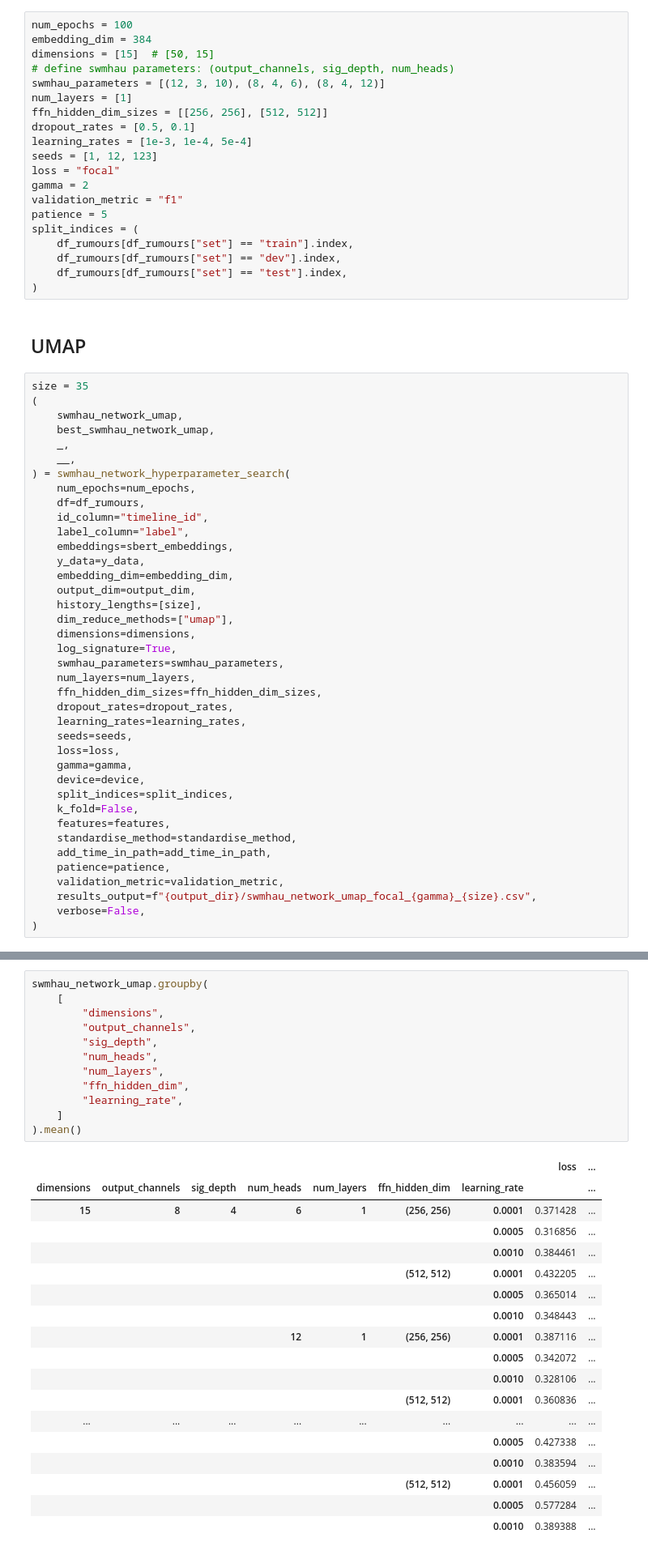
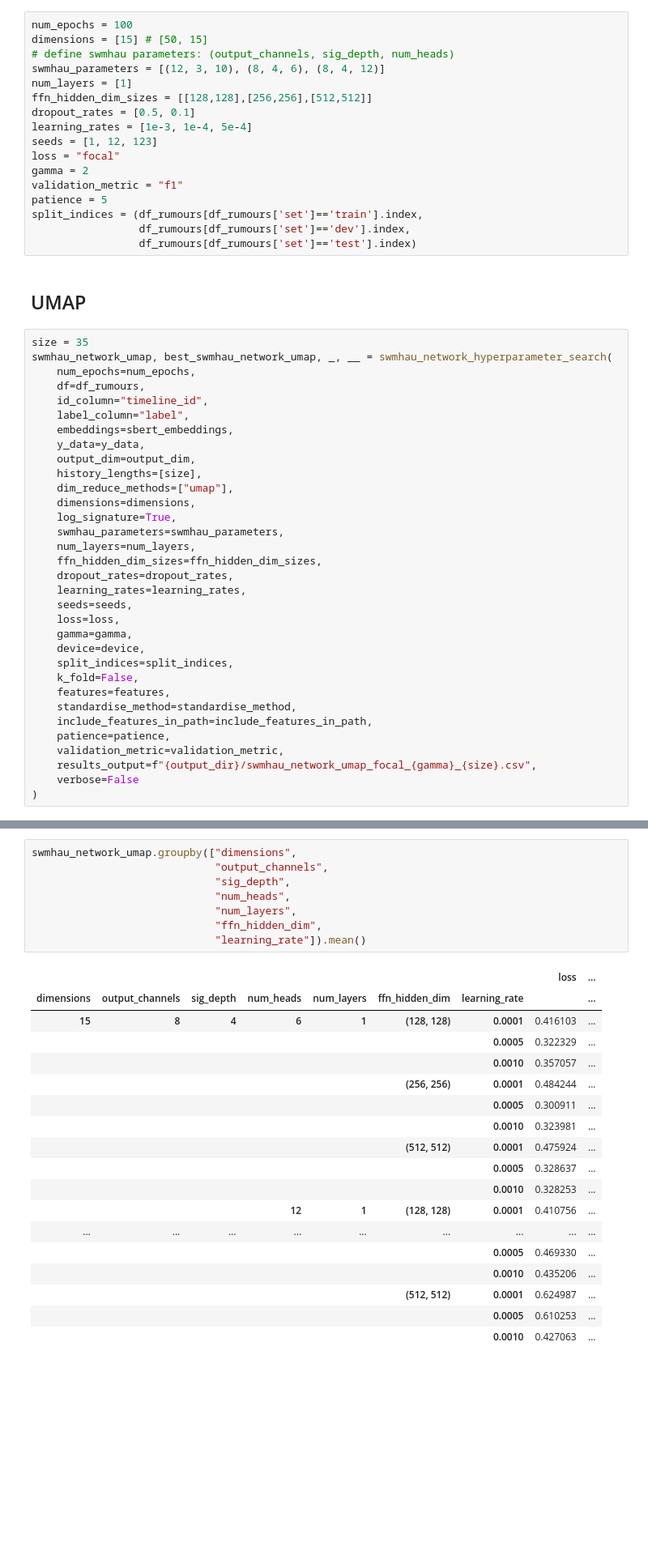
Before and after one commit to ttseriotou/sig-networks, a Jupyter notebook: notebooks/Rumours/rumours-swmhau-masked.ipynb, the cells around one changed output, grey strips where cells are left out. Shown: that part at 81% size. Cells and saved outputs as stored; diff of their text form; blank space fills up the shorter version.

Commit message:
test notebook runs

```diff
--- a/notebooks/Rumours/rumours-swmhau-masked.ipynb
+++ b/notebooks/Rumours/rumours-swmhau-masked.ipynb
@@ -43,11 +42,10 @@ add_time_in_path = True
 # %%
 num_epochs = 100
-embedding_dim = 384
-dimensions = [15]  # [50, 15]
+dimensions = [15] # [50, 15]
 # define swmhau parameters: (output_channels, sig_depth, num_heads)
 swmhau_parameters = [(12, 3, 10), (8, 4, 6), (8, 4, 12)]
 num_layers = [1]
-ffn_hidden_dim_sizes = [[256, 256], [512, 512]]
+ffn_hidden_dim_sizes = [[128,128],[256,256],[512,512]]
 dropout_rates = [0.5, 0.1]
 learning_rates = [1e-3, 1e-4, 5e-4]
 seeds = [1, 12, 123]
@@ -55,28 +53,20 @@ loss = "focal"
 gamma = 2
 validation_metric = "f1"
 patience = 5
-split_indices = (
-    df_rumours[df_rumours["set"] == "train"].index,
-    df_rumours[df_rumours["set"] == "dev"].index,
-    df_rumours[df_rumours["set"] == "test"].index,
-)
+split_indices = (df_rumours[df_rumours['set']=='train'].index,
+                 df_rumours[df_rumours['set']=='dev'].index,
+                 df_rumours[df_rumours['set']=='test'].index)
 # %% [markdown]
 ## UMAP
 # %%
 size = 35
-(
-    swmhau_network_umap,
-    best_swmhau_network_umap,
-    _,
-    __,
-) = swmhau_network_hyperparameter_search(
+swmhau_network_umap, best_swmhau_network_umap, _, __ = swmhau_network_hyperparameter_search(
     num_epochs=num_epochs,
     df=df_rumours,
     id_column="timeline_id",
     label_column="label",
     embeddings=sbert_embeddings,
     y_data=y_data,
-    embedding_dim=embedding_dim,
     output_dim=output_dim,
     history_lengths=[size],
     dim_reduce_methods=["umap"],
@@ -95,11 +85,11 @@ size = 35
     k_fold=False,
     features=features,
     standardise_method=standardise_method,
-    add_time_in_path=add_time_in_path,
+    include_features_in_path=include_features_in_path,
     patience=patience,
     validation_metric=validation_metric,
     results_output=f"{output_dir}/swmhau_network_umap_focal_{gamma}_{size}.csv",
-    verbose=False,
+    verbose=False
 )
 # %% [output]
 ##################################################
@@ -125,33 +115,29 @@ dimension: 15 | method: umap
 saving results dataframe to CSV for this hyperparameter search in rumours_output/swmhau_network_umap_focal_2_35.csv
 saving the best model results dataframe to CSV for this hyperparameter search in rumours_output/swmhau_network_umap_focal_2_35_best_model.csv
 # %%
-swmhau_network_umap.groupby(
-    [
-        "dimensions",
-        "output_channels",
-        "sig_depth",
-        "num_heads",
-        "num_layers",
-        "ffn_hidden_dim",
-        "learning_rate",
-    ]
-).mean()
+swmhau_network_umap.groupby(["dimensions",
+                             "output_channels",
+                             "sig_depth",
+                             "num_heads",
+                             "num_layers",
+                             "ffn_hidden_dim",
+                             "learning_rate"]).mean()
 # %% [output]
 |  |  |  |  |  |  |  | loss | ... |
 | dimensions | output_channels | sig_depth | num_heads | num_layers | ffn_hidden_dim | learning_rate |  | ... |
-| 15 | 8 | 4 | 6 | 1 | (256, 256) | 0.0001 | 0.371428 | ... |
-|  |  |  |  |  |  | 0.0005 | 0.316856 | ... |
-|  |  |  |  |  |  | 0.0010 | 0.384461 | ... |
-|  |  |  |  |  | (512, 512) | 0.0001 | 0.432205 | ... |
-|  |  |  |  |  |  | 0.0005 | 0.365014 | ... |
-|  |  |  |  |  |  | 0.0010 | 0.348443 | ... |
-|  |  |  | 12 | 1 | (256, 256) | 0.0001 | 0.387116 | ... |
-|  |  |  |  |  |  | 0.0005 | 0.342072 | ... |
-|  |  |  |  |  |  | 0.0010 | 0.328106 | ... |
-|  |  |  |  |  | (512, 512) | 0.0001 | 0.360836 | ... |
+| 15 | 8 | 4 | 6 | 1 | (128, 128) | 0.0001 | 0.416103 | ... |
+|  |  |  |  |  |  | 0.0005 | 0.322329 | ... |
+|  |  |  |  |  |  | 0.0010 | 0.357057 | ... |
+|  |  |  |  |  | (256, 256) | 0.0001 | 0.484244 | ... |
+|  |  |  |  |  |  | 0.0005 | 0.300911 | ... |
+|  |  |  |  |  |  | 0.0010 | 0.323981 | ... |
+|  |  |  |  |  | (512, 512) | 0.0001 | 0.475924 | ... |
+|  |  |  |  |  |  | 0.0005 | 0.328637 | ... |
+|  |  |  |  |  |  | 0.0010 | 0.328253 | ... |
+|  |  |  | 12 | 1 | (128, 128) | 0.0001 | 0.410756 | ... |
 | ... | ... | ... | ... | ... | ... | ... | ... | ... |
-|  |  |  |  |  |  | 0.0005 | 0.427338 | ... |
-|  |  |  |  |  |  | 0.0010 | 0.383594 | ... |
-|  |  |  |  |  | (512, 512) | 0.0001 | 0.456059 | ... |
-|  |  |  |  |  |  | 0.0005 | 0.577284 | ... |
-|  |  |  |  |  |  | 0.0010 | 0.389388 | ... |
+|  |  |  |  |  |  | 0.0005 | 0.469330 | ... |
+|  |  |  |  |  |  | 0.0010 | 0.435206 | ... |
+|  |  |  |  |  | (512, 512) | 0.0001 | 0.624987 | ... |
+|  |  |  |  |  |  | 0.0005 | 0.610253 | ... |
+|  |  |  |  |  |  | 0.0010 | 0.427063 | ... |
```
Also changed, not shown: parts of 22 cells of this notebook, 28 other files.
